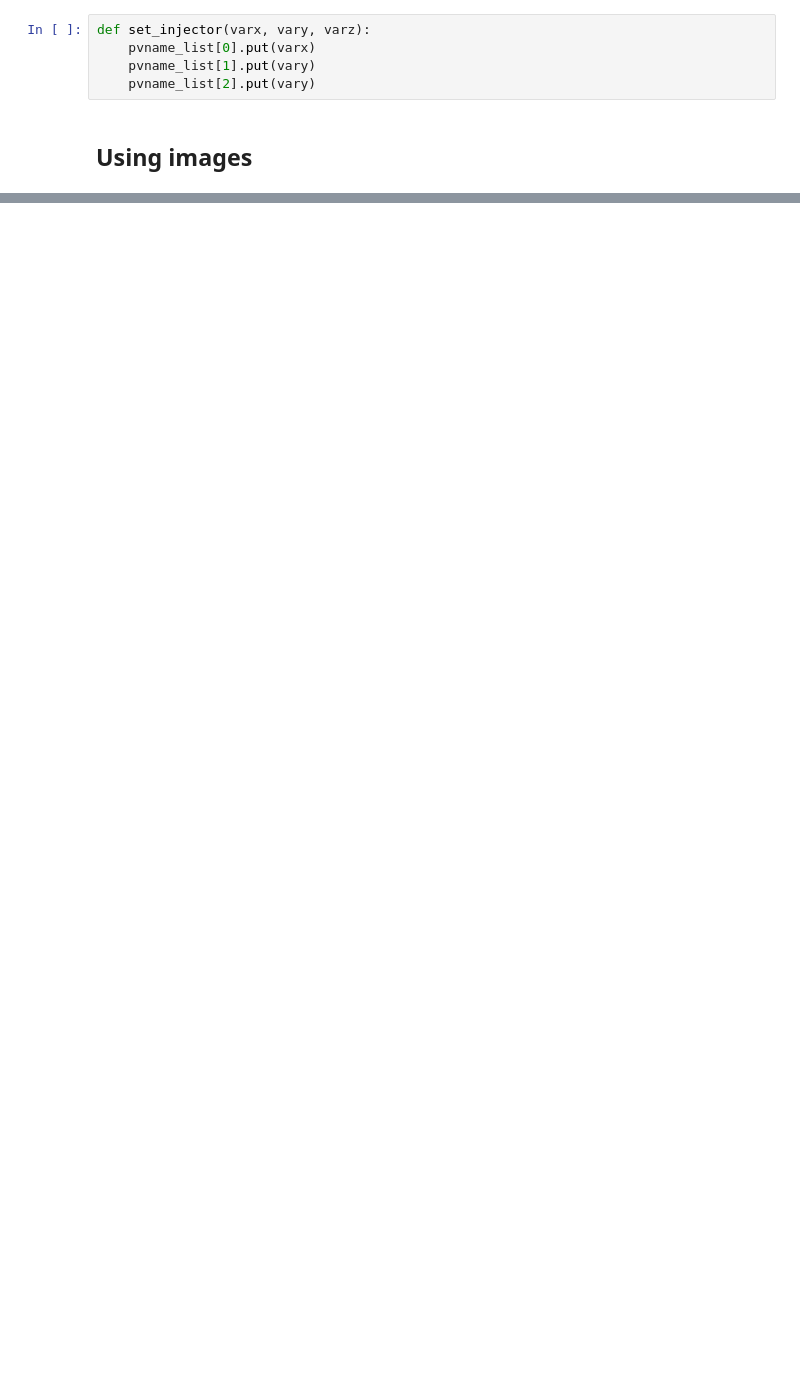
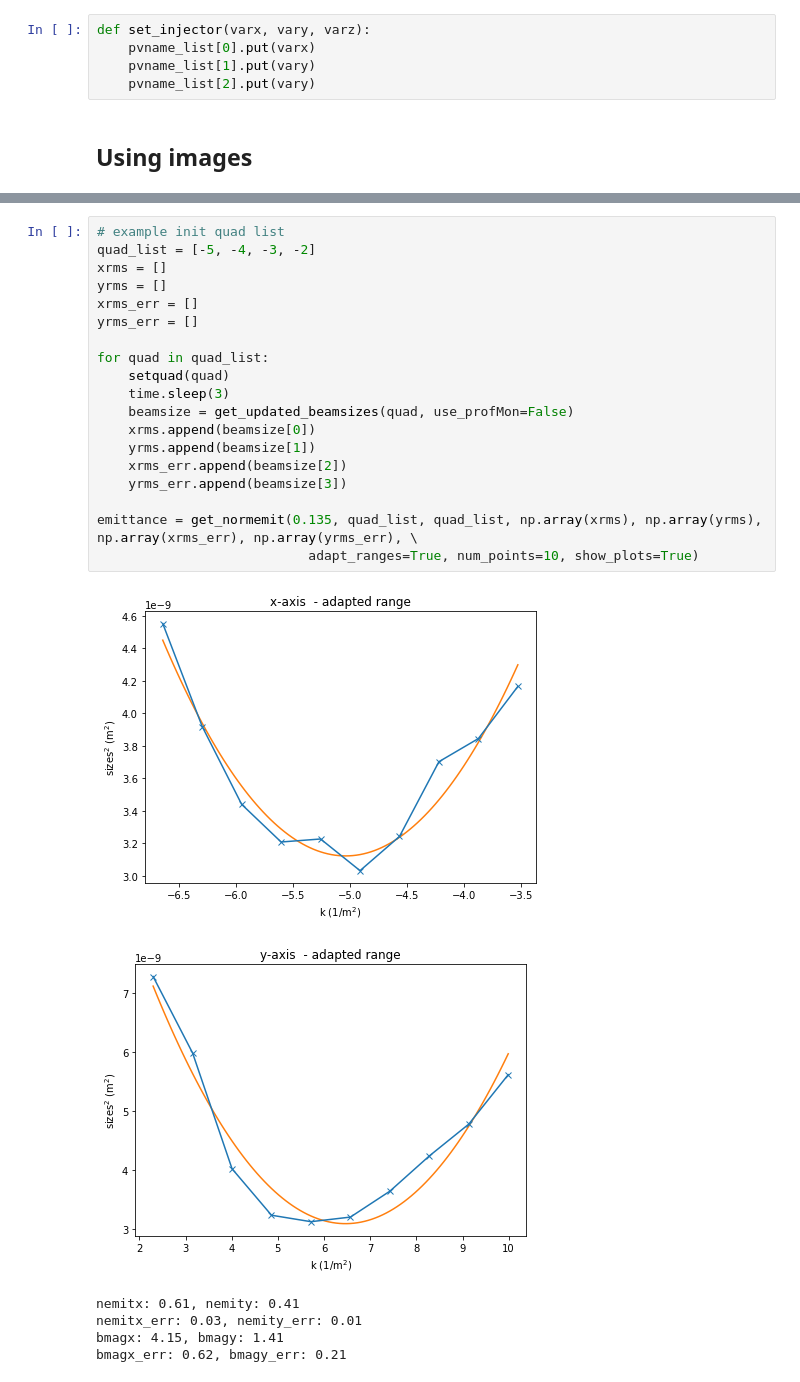
Before and after one commit to slaclab/lcls_emit, a Jupyter notebook: emit_tool_testing.ipynb, the cells around one changed output, grey strips where cells are left out. Drawn from its saved outputs; the diff is of its cells as text; blank space fills up the shorter version.

```diff
--- a/emit_tool_testing.ipynb
+++ b/emit_tool_testing.ipynb
@@ -111,0 +137,26 @@ emittance = get_normemit(0.135, quad, quad, xrms, yrms, xrms_err, yrms_err, \
+# %%
+# example init quad list
+quad_list = [-5, -4, -3, -2]
+xrms = []
+yrms = []
+xrms_err = []
+yrms_err = []
+
+for quad in quad_list:
+    setquad(quad)
+    time.sleep(3)
+    beamsize = get_updated_beamsizes(quad, use_profMon=False)
+    xrms.append(beamsize[0])
+    yrms.append(beamsize[1])
+    xrms_err.append(beamsize[2])
+    yrms_err.append(beamsize[3])
+
+emittance = get_normemit(0.135, quad_list, quad_list, np.array(xrms), np.array(yrms), np.array(xrms_err), np.array(yrms_err), \
+                           adapt_ranges=True, num_points=10, show_plots=True)
+# %% [output]
+[figure, added]
+[figure, added]
+nemitx: 0.61, nemity: 0.41
+nemitx_err: 0.03, nemity_err: 0.01
+bmagx: 4.15, bmagy: 1.41
+bmagx_err: 0.62, bmagy_err: 0.21
```
Also changed, not shown: parts of 16 cells of this notebook, 3 other files.
